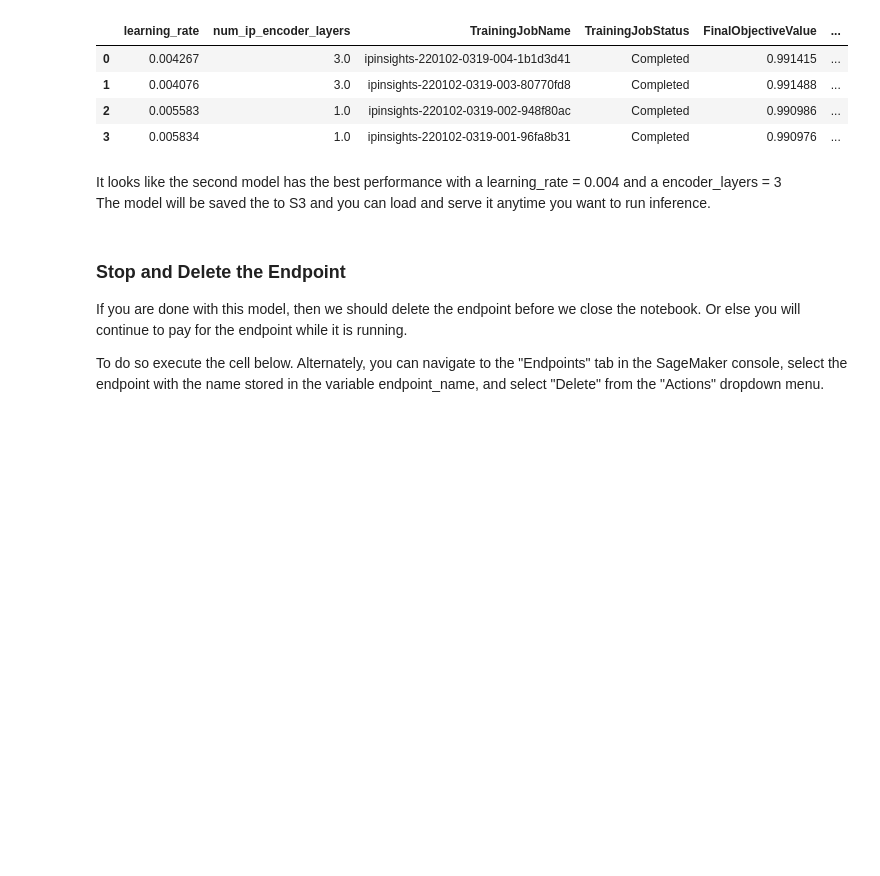
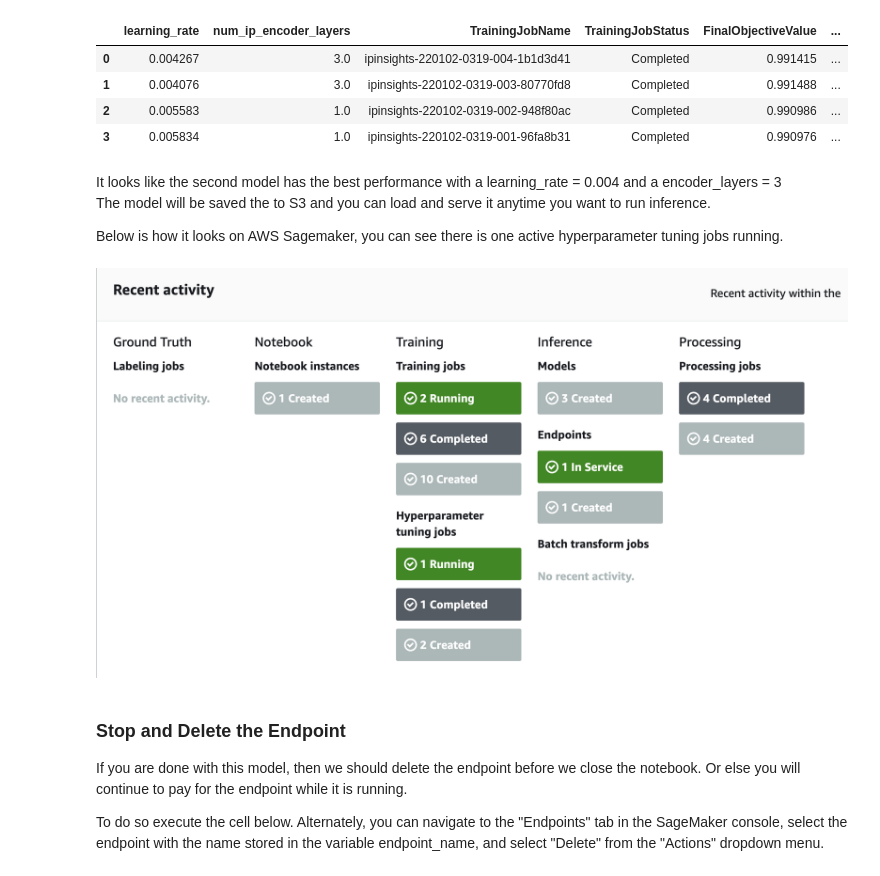
Before and after one commit to avoca-dorable/aws_ipinsights, a Jupyter notebook: ipinsights-v1-add-noise.ipynb, the cells around one changed output. Drawn from its saved outputs; the diff is of its cells as text; code cells hidden in the pictures; blank space fills up the shorter version.

```diff
--- a/ipinsights-v1-add-noise.ipynb
+++ b/ipinsights-v1-add-noise.ipynb
@@ -237,6 +241,15 @@ ip_insights_tuner.analytics().dataframe()
 It looks like the second model has the best performance with a learning_rate = 0.004 and a encoder_layers = 3
 <br>
 The model will be saved the to S3 and you can load and serve it anytime you want to run inference.
+
+Below is how it looks on AWS Sagemaker, you can see there is one active hyperparameter tuning jobs running.
+# %%
+# import image module
+from IPython.display import Image
+# get the image
+Image("aws_hyper_tuning.jpeg", width=3000, height=600)
+# %% [output]
+[figure, added]
 # %% [markdown]
 ### Stop and Delete the Endpoint
 If you are done with this model, then we should delete the endpoint before we close the notebook. Or else you will continue to pay for the endpoint while it is running.
```
Also changed, not shown: parts of 5 cells of this notebook.
